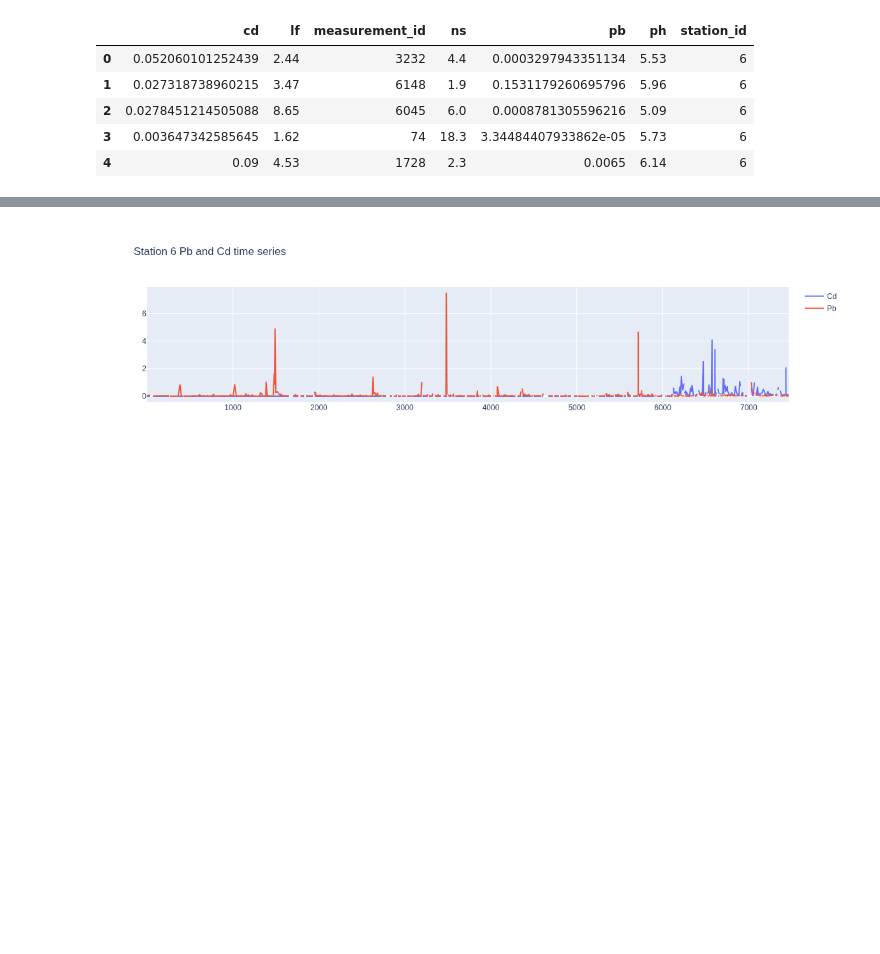
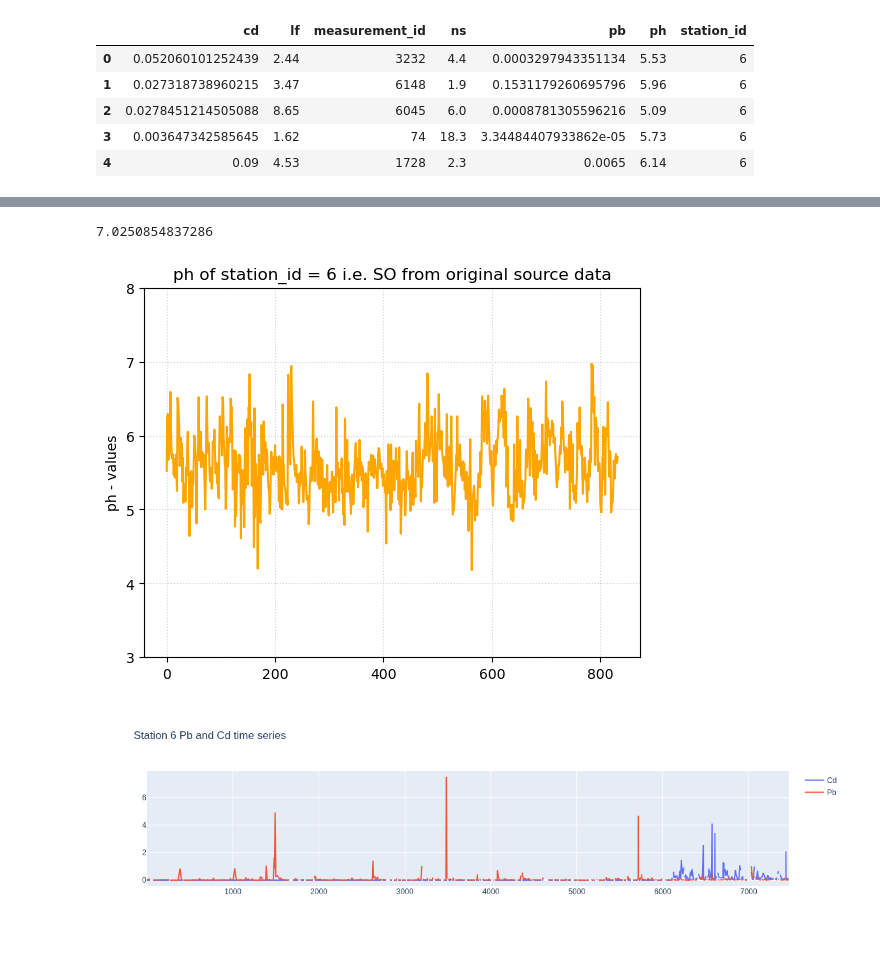
Before and after one commit to fambrogi/DataStewardshipSS2026, a Jupyter notebook: notebooks/T2_5-DBRepoLoadView.ipynb, the cells around one changed output, grey strips where cells are left out. Drawn from its saved outputs; the diff is of its cells as text; code cells hidden in the pictures; blank space fills up the shorter version.

Commit message:
Added verification VIEW-Original data

```diff
--- a/notebooks/T2_5-DBRepoLoadView.ipynb
+++ b/notebooks/T2_5-DBRepoLoadView.ipynb
@@ -210,0 +205,14 @@ plt.show()
+# %%
+# Verify retrieved data from the VIEW
+
+# Load original file data precipitations.csv
+
+sys.path.append(os.path.abspath(".."))
+
+from src.preprocessing import *
+
+csv_path = "../data/precipitationdata.csv"
+print('Failed DBRepo, Loaded CSV data')
+df: pd.DataFrame = load_data(path=csv_path)
+
+df.columns
@@ -210,0 +242,4 @@ plt.show()
+# %%
+df_c = df[['Pb', 'Cd', 'pH', 'Pb_flag','Cd_flag', 'Ort' , 'NS', 'Datum']]
+#df_7 = df_7.loc [ (df.Ort == 'SO') & ( df.Pb_flag ==1 ) & ( df.Cd_flag == 1 )  ]
+df_c = df_c.dropna()
@@ -211,3 +262,25 @@ plt.show()
+# %%
+max(df_7.Pb)
+# %% [output]
+7.0250854837286
+# %%
+df = df.sort_values(by=['Datum'])
+df.head()
+
+df_7 = df_c.loc [ (df_c.Ort == 'SO') & ( df_c.Pb_flag ==1 ) & ( df_c.Cd_flag == 1 )  ]
+
+x = list(range(len(df_7)))
+y = df_7['pH']
+
+plt.title('ph of station_id = 6 i.e. SO from original source data')
+plt.plot( x, y , label= 'ph', color = 'orange')
+plt.ylabel('ph - values')
+ax = plt.gca()
+ax.set_ylim([3, 8])
+plt.grid(ls= ':', color = 'lightgray')
+plt.show()
+# %% [output]
+[figure, added]
 # %%
 X = station_6_data_pb_cd_ph.measurement_id
 CD = station_6_data_pb_cd_ph.pb
```
Also changed, not shown: parts of 12 cells of this notebook.
